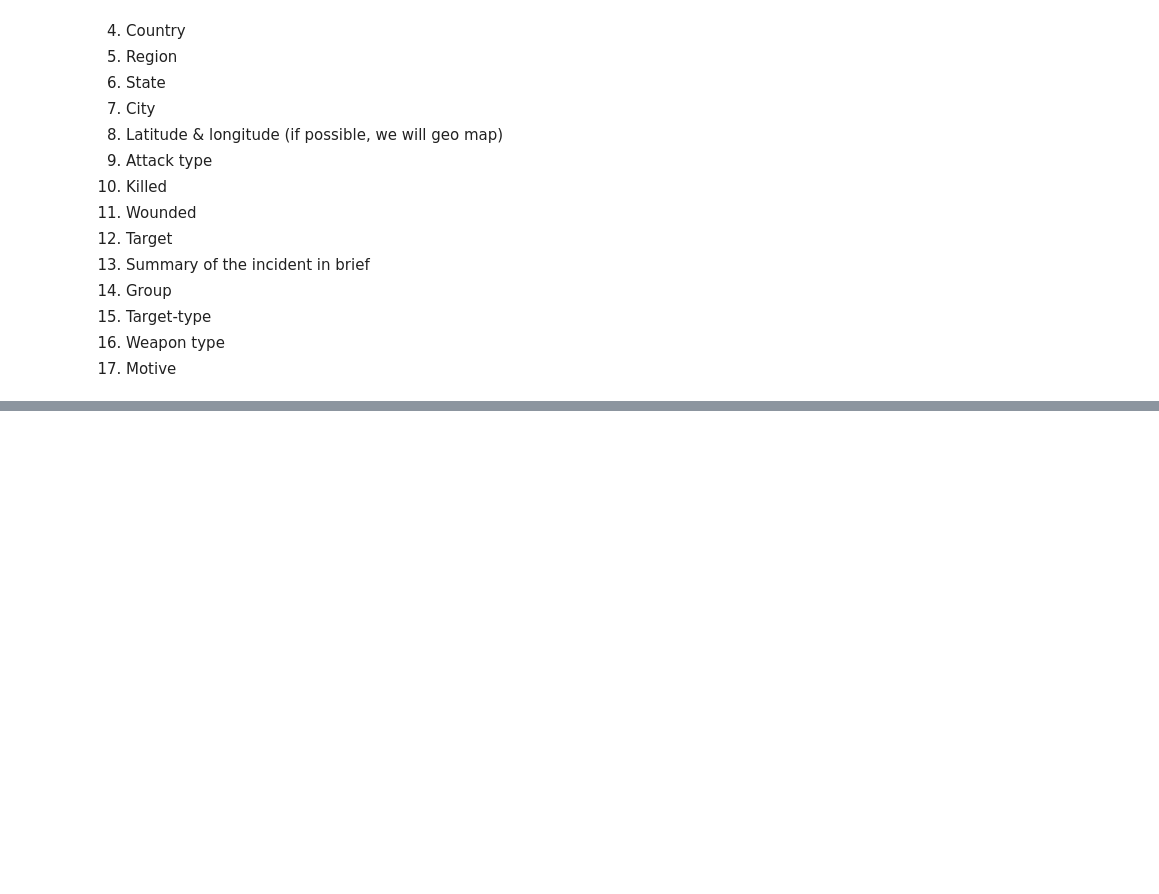
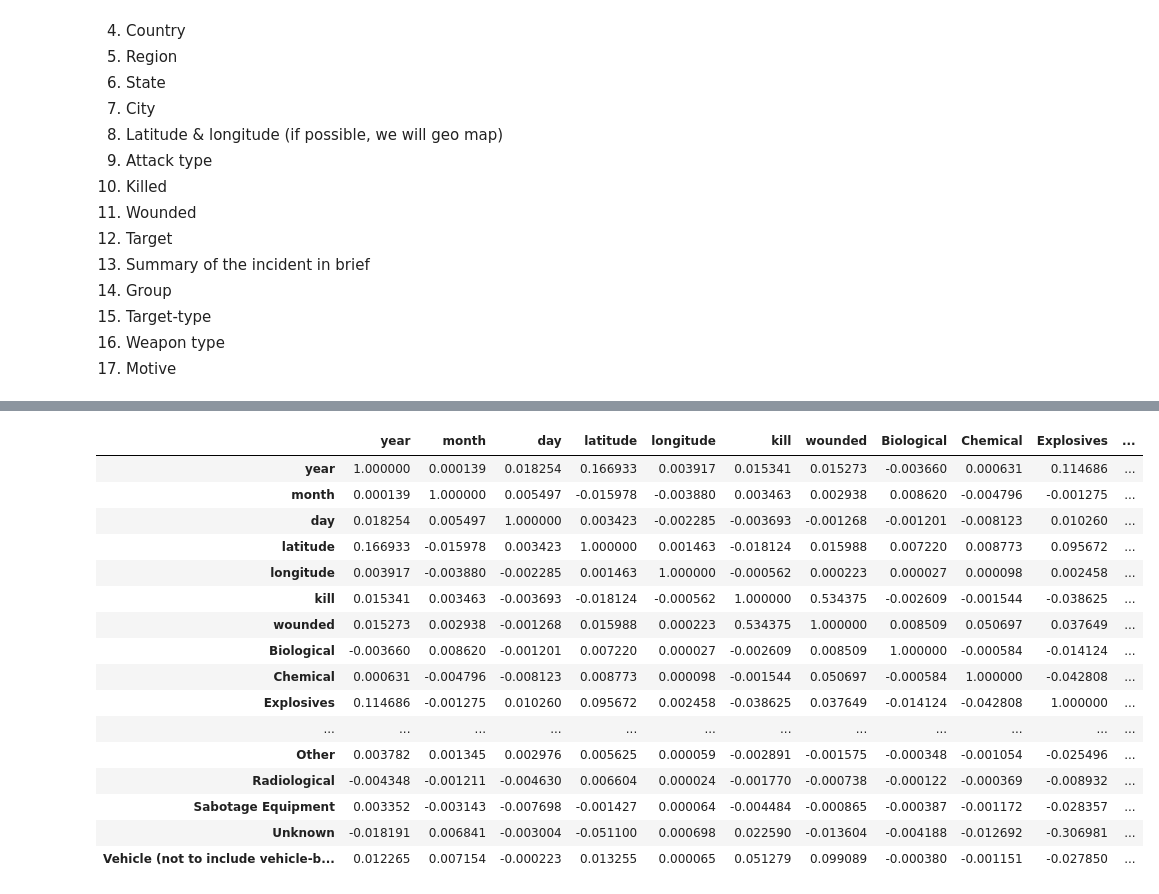
Before and after one commit to Amol2332/eda-on-global-terrorism, a Jupyter notebook: amol_eda.ipynb, the cells around one changed output, grey strips where cells are left out. Saved outputs shown, nothing was run; the diff lists cells and outputs as text; code cells hidden in the pictures; blank space fills up the shorter version.

```diff
--- a/amol_eda.ipynb
+++ b/amol_eda.ipynb
@@ -274,0 +398,20 @@ len(null_value_list)
+# %%
+df3.corr()
+# %% [output]
+|  | year | month | day | latitude | longitude | kill | wounded | Biological | Chemical | Explosives | ... |
+| year | 1.000000 | 0.000139 | 0.018254 | 0.166933 | 0.003917 | 0.015341 | 0.015273 | -0.003660 | 0.000631 | 0.114686 | ... |
+| month | 0.000139 | 1.000000 | 0.005497 | -0.015978 | -0.003880 | 0.003463 | 0.002938 | 0.008620 | -0.004796 | -0.001275 | ... |
+| day | 0.018254 | 0.005497 | 1.000000 | 0.003423 | -0.002285 | -0.003693 | -0.001268 | -0.001201 | -0.008123 | 0.010260 | ... |
+| latitude | 0.166933 | -0.015978 | 0.003423 | 1.000000 | 0.001463 | -0.018124 | 0.015988 | 0.007220 | 0.008773 | 0.095672 | ... |
+| longitude | 0.003917 | -0.003880 | -0.002285 | 0.001463 | 1.000000 | -0.000562 | 0.000223 | 0.000027 | 0.000098 | 0.002458 | ... |
+| kill | 0.015341 | 0.003463 | -0.003693 | -0.018124 | -0.000562 | 1.000000 | 0.534375 | -0.002609 | -0.001544 | -0.038625 | ... |
+| wounded | 0.015273 | 0.002938 | -0.001268 | 0.015988 | 0.000223 | 0.534375 | 1.000000 | 0.008509 | 0.050697 | 0.037649 | ... |
+| Biological | -0.003660 | 0.008620 | -0.001201 | 0.007220 | 0.000027 | -0.002609 | 0.008509 | 1.000000 | -0.000584 | -0.014124 | ... |
+| Chemical | 0.000631 | -0.004796 | -0.008123 | 0.008773 | 0.000098 | -0.001544 | 0.050697 | -0.000584 | 1.000000 | -0.042808 | ... |
+| Explosives | 0.114686 | -0.001275 | 0.010260 | 0.095672 | 0.002458 | -0.038625 | 0.037649 | -0.014124 | -0.042808 | 1.000000 | ... |
+| ... | ... | ... | ... | ... | ... | ... | ... | ... | ... | ... | ... |
+| Other | 0.003782 | 0.001345 | 0.002976 | 0.005625 | 0.000059 | -0.002891 | -0.001575 | -0.000348 | -0.001054 | -0.025496 | ... |
+| Radiological | -0.004348 | -0.001211 | -0.004630 | 0.006604 | 0.000024 | -0.001770 | -0.000738 | -0.000122 | -0.000369 | -0.008932 | ... |
+| Sabotage Equipment | 0.003352 | -0.003143 | -0.007698 | -0.001427 | 0.000064 | -0.004484 | -0.000865 | -0.000387 | -0.001172 | -0.028357 | ... |
+| Unknown | -0.018191 | 0.006841 | -0.003004 | -0.051100 | 0.000698 | 0.022590 | -0.013604 | -0.004188 | -0.012692 | -0.306981 | ... |
+| Vehicle (not to include vehicle-b... | 0.012265 | 0.007154 | -0.000223 | 0.013255 | 0.000065 | 0.051279 | 0.099089 | -0.000380 | -0.001151 | -0.027850 | ... |
```
Also changed, not shown: parts of 14 cells of this notebook.
